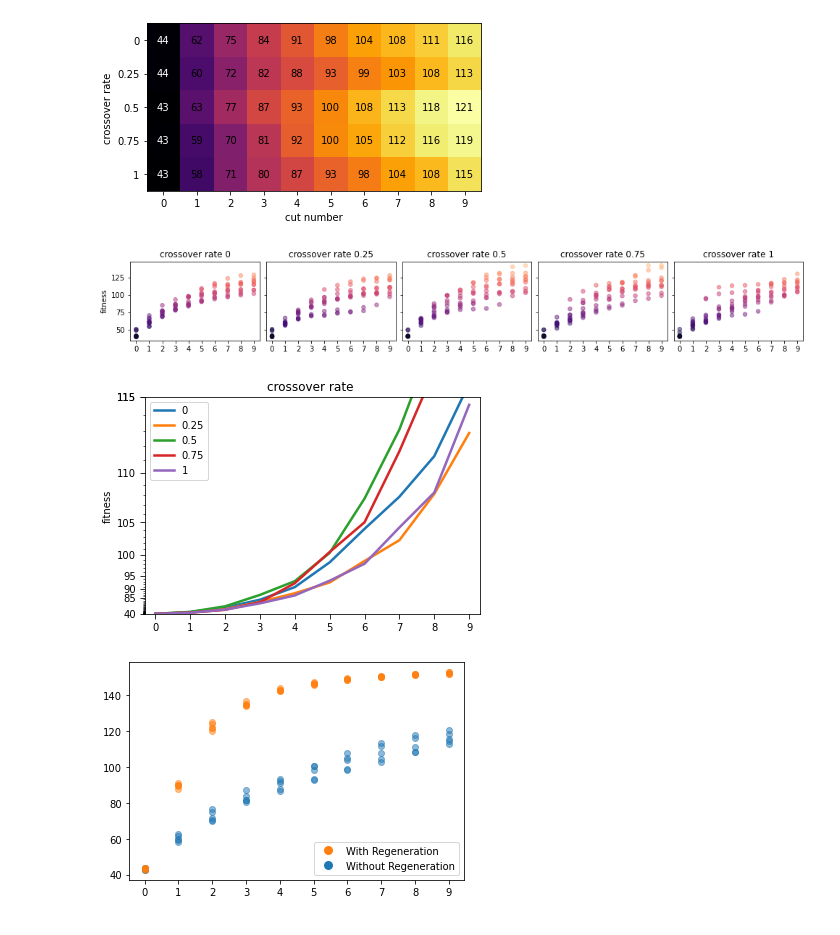
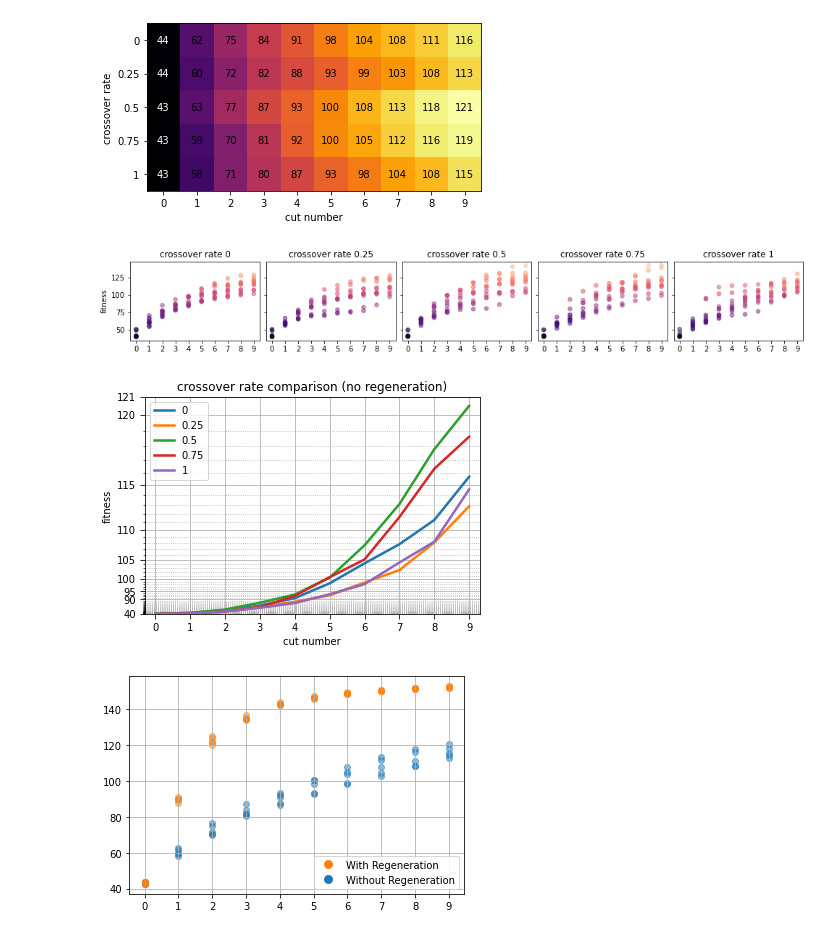
Before and after one commit to TEXflip/log-carving-approximator, a Jupyter notebook: plot_result.ipynb, the cells around one changed output. Drawn from its saved outputs; the diff is of its cells as text; code cells hidden in the pictures.

```diff
--- a/plot_result.ipynb
+++ b/plot_result.ipynb
@@ -57,6 +57,7 @@ def lineComparison(prefix, vals, title=""):
     ax = plt.subplot()
     ax.set_xticks(np.arange(10))
     ax.set_ylabel("fitness")
+    ax.set_xlabel("cut number")
     ax.set_title(title)
 
     exp = lambda x: (1.09)**(x)
@@ -78,6 +79,8 @@ def lineComparison(prefix, vals, title=""):
     ax.set_yticks([40]+np.arange( int(mint/5)*5-30,int(mint/5)*5+5,5).tolist()+[mint])
     ax.yaxis.set_minor_locator(MultipleLocator(1))
     ax.tick_params(which='major', length=5)
+    ax.grid(b=True, which='major', linestyle='-')
+    ax.grid(b=True, which='minor', linestyle=':')
     plt.legend()
     plt.show()
 # %%
@@ -115,16 +118,17 @@ heatMap(prefix, crate, ylabel="crossover rate")
 [figure]
 # %%
 customScatter('experiments/no_regeneration/no_regeneration_cross_', crate, titles='crossover rate ')
-lineComparison('experiments/no_regeneration/no_regeneration_cross_', crate, title='crossover rate ')
+lineComparison('experiments/no_regeneration/no_regeneration_cross_', crate, title='crossover rate comparison (no regeneration)')
 # %% [output]
 [figure]
-[figure, old version]
+[figure, new version]
 # %%
 from bokeh.palettes import Category10
 from matplotlib.lines import Line2D
 fig = plt.figure(figsize=(6,4))
 gs = fig.add_gridspec(1, 1, hspace=0, wspace=0.1)
 axs = gs.subplots(sharey=True)
+axs.grid(b=True, which='major', linestyle='-')
 
 axs.set_xticks(np.arange(10))
 for l,s in enumerate(crate):
@@ -141,7 +145,7 @@ custom_lines = [Line2D([0], [0], marker='o', color='w',markerfacecolor=Category1
 plt.legend(custom_lines, ['With Regeneration', 'Without Regeneration'], loc='lower right')
 plt.show()
 # %% [output]
-[figure, old version]
+[figure, new version]
 # %%
 elitism = ['0','1','2','3']
 
```
Also changed, not shown: parts of 6 cells of this notebook.
